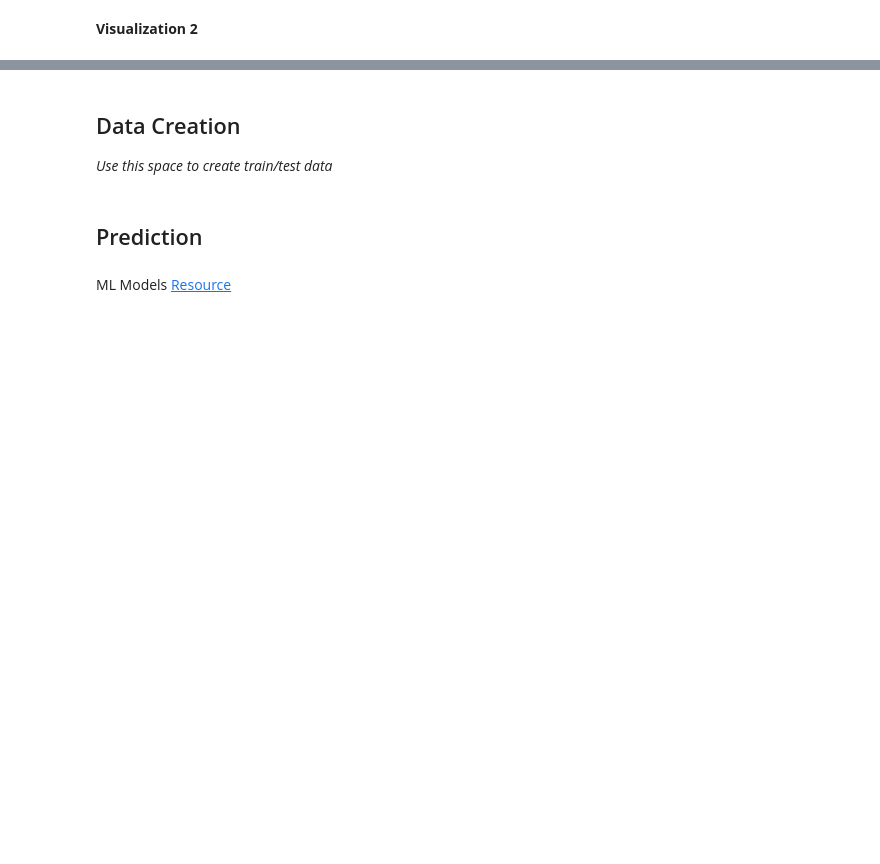
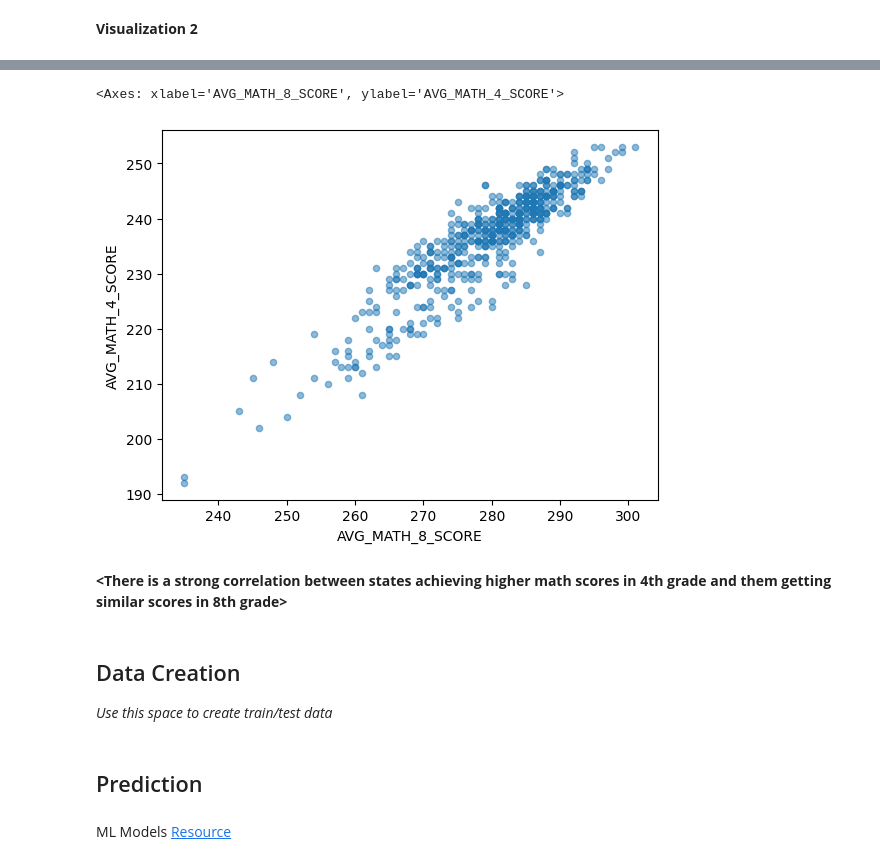
Before and after one commit to aespiritblue/MDST-Onboarding, a Jupyter notebook: tutorial1/checkpoint1.ipynb, the cells around one changed output, grey strips where cells are left out. Drawn from its saved outputs; the diff is of its cells as text; code cells hidden in the pictures; blank space fills up the shorter version.

```diff
--- a/tutorial1/checkpoint1.ipynb
+++ b/tutorial1/checkpoint1.ipynb
@@ -157,3 +169,12 @@ Investigate the relationship between your chosen response variable and at least
+# %%
+# @@@ 7
+
+df.plot.scatter(x="AVG_MATH_8_SCORE", y="AVG_MATH_4_SCORE", alpha=0.5)
+# %% [output]
+<Axes: xlabel='AVG_MATH_8_SCORE', ylabel='AVG_MATH_4_SCORE'>
+[figure, added]
+# %% [markdown]
+**<There is a strong correlation between states achieving higher math scores in 4th grade and them getting similar scores in 8th grade>**
 # %% [markdown]
 <h2> Data Creation </h2>
 
```
Also changed, not shown: parts of 22 cells of this notebook, 2 other files.
